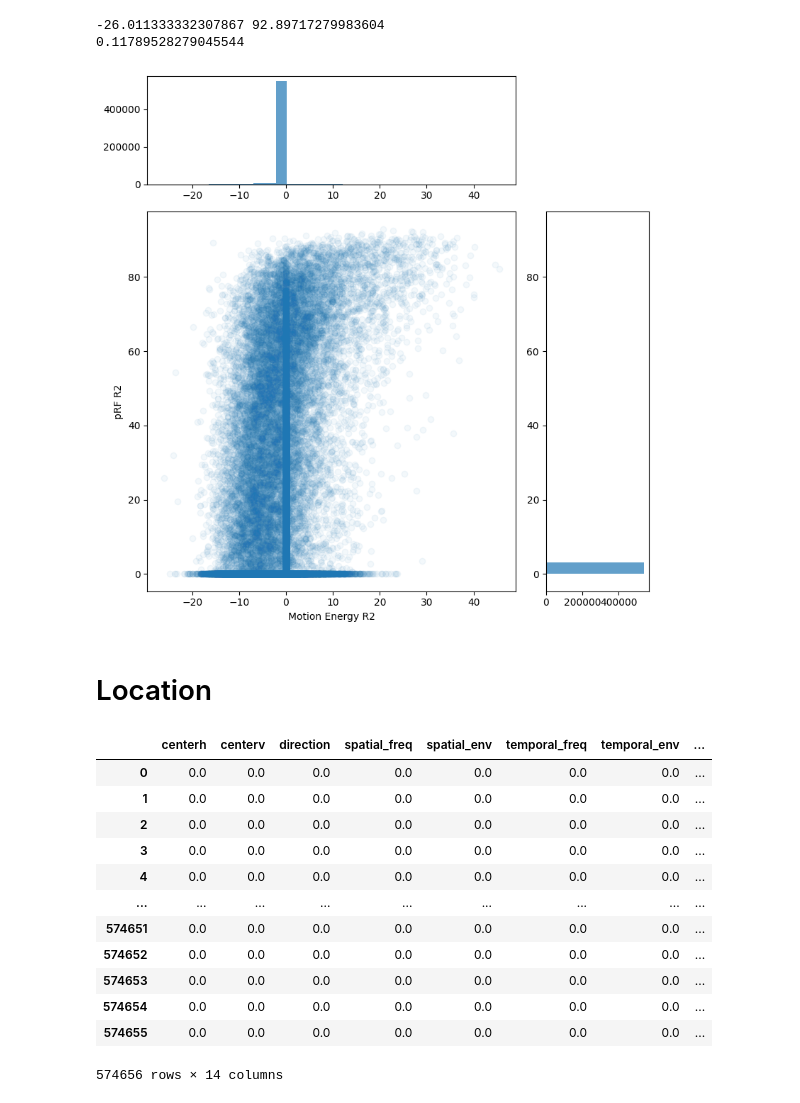
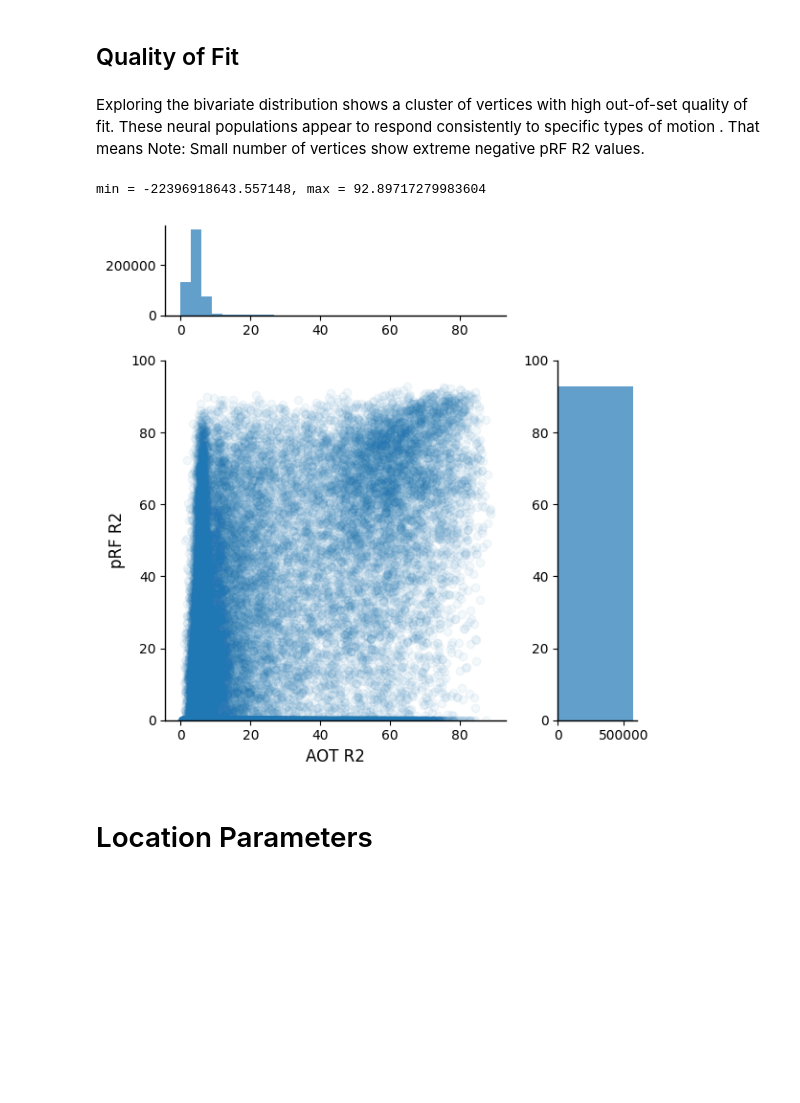
Before and after one commit to robsatz/aot-analysis, a Jupyter notebook: notebooks/fit_comparisons.ipynb, the cells around one changed output. Cells and saved outputs as stored; diff of their text form; code cells hidden in the pictures; blank space fills up the shorter version.

```diff
--- a/notebooks/fit_comparisons.ipynb
+++ b/notebooks/fit_comparisons.ipynb
@@ -34,4 +94,9 @@ DIR_DERIVATIVES = Path(config['paths']['derivatives'])
 # %%
+# load config
+config = io_utils.load_config()
+DIR_DERIVATIVES = Path(config['paths']['derivatives'])
+DIR_FIGURES = Path(config['paths']['figures'])
+
 # load results
 subject_str = f'sub-{str(subject).zfill(3)}'
 subject_dir = DIR_DERIVATIVES / subject_str
@@ -39,10 +104,10 @@ subject_dir = DIR_DERIVATIVES / subject_str
 prf_params = pd.read_csv(subject_dir / 'prf_analysis' / f'{subject_str}_norm_test_fit.csv')
 moten_params = pd.read_csv(subject_dir / 'moten_analysis_aot_fw' / f'{subject_str}_params.csv')
 
-# r2
+# r2: arrow of time segmentation
 aot_r2 = nib.load(subject_dir
          / 'GLMsingle_analysis'
-         / f'{subject_str}_R2_aot_median.nii.gz').get_fdata()
-aot_diff_r2 = nib.load(subject_dir
-         / 'GLMsingle_analysis'
-         / f'{subject_str}_R2_diff_median.nii.gz').get_fdata()
+         / f'{subject_str}_r2_aot_median.nii.gz').get_fdata()
+
+aot_r2 = aot_r2.flatten()
+prf_r2 = prf_params['r2'] * 100
@@ -110,25 +114,14 @@ plot_scatter(aot_r2, prf_r2,  xlabel = 'AOT R2')
-# %%
-moten_r2 = moten_params['R2'] * 100
-plot_scatter(moten_r2, prf_r2,  xlabel = 'Motion Energy R2')
-# %% [output]
--26.011333332307867 92.89717279983604
-0.11789528279045544
-[figure, removed]
+# %% [markdown]
+## Quality of Fit
+# %% [markdown]
+Exploring the bivariate distribution shows a cluster of vertices with high out-of-set quality of fit.
+These neural populations appear to respond consistently to specific types of motion .
+That means
+Note: Small number of vertices show extreme negative pRF R2 values.
+# %%
+plot_scatter(aot_r2, prf_r2,  xlabel = 'AOT R2', ylims=[0, 100])
+# %% [output]
+min = -22396918643.557148, max = 92.89717279983604
+[figure, added]
 # %% [markdown]
-# Location
+# Location Parameters
-# %%
-moten_params.iloc[:,:]
-# %% [output]
-|  | centerh | centerv | direction | spatial_freq | spatial_env | temporal_freq | temporal_env | ... |
-| 0 | 0.0 | 0.0 | 0.0 | 0.0 | 0.0 | 0.0 | 0.0 | ... |
-| 1 | 0.0 | 0.0 | 0.0 | 0.0 | 0.0 | 0.0 | 0.0 | ... |
-| 2 | 0.0 | 0.0 | 0.0 | 0.0 | 0.0 | 0.0 | 0.0 | ... |
-| 3 | 0.0 | 0.0 | 0.0 | 0.0 | 0.0 | 0.0 | 0.0 | ... |
-| 4 | 0.0 | 0.0 | 0.0 | 0.0 | 0.0 | 0.0 | 0.0 | ... |
-| ... | ... | ... | ... | ... | ... | ... | ... | ... |
-| 574651 | 0.0 | 0.0 | 0.0 | 0.0 | 0.0 | 0.0 | 0.0 | ... |
-| 574652 | 0.0 | 0.0 | 0.0 | 0.0 | 0.0 | 0.0 | 0.0 | ... |
-| 574653 | 0.0 | 0.0 | 0.0 | 0.0 | 0.0 | 0.0 | 0.0 | ... |
-| 574654 | 0.0 | 0.0 | 0.0 | 0.0 | 0.0 | 0.0 | 0.0 | ... |
-| 574655 | 0.0 | 0.0 | 0.0 | 0.0 | 0.0 | 0.0 | 0.0 | ... |
-574656 rows × 14 columns
```
Also changed, not shown: parts of 19 cells of this notebook.
